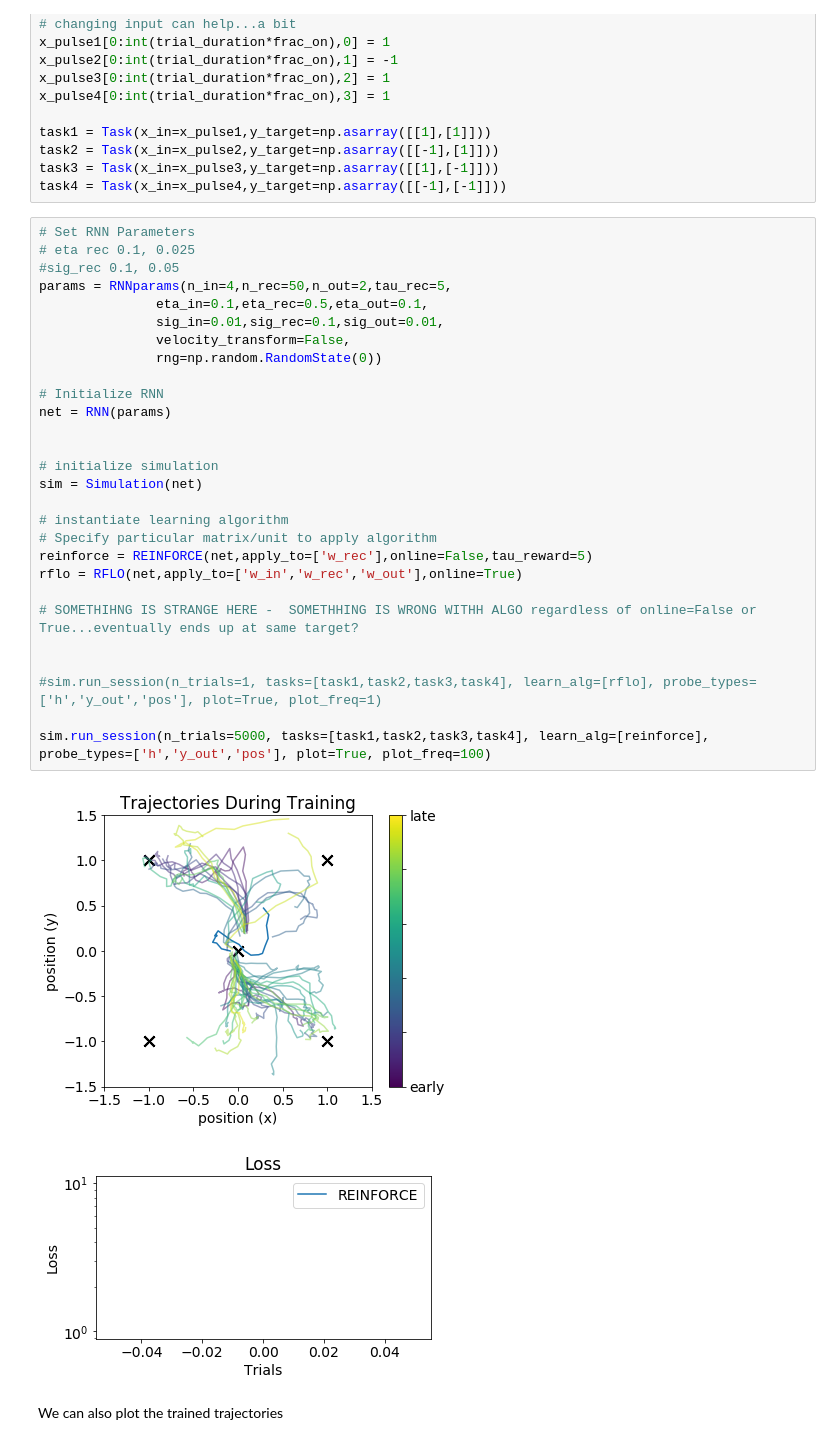
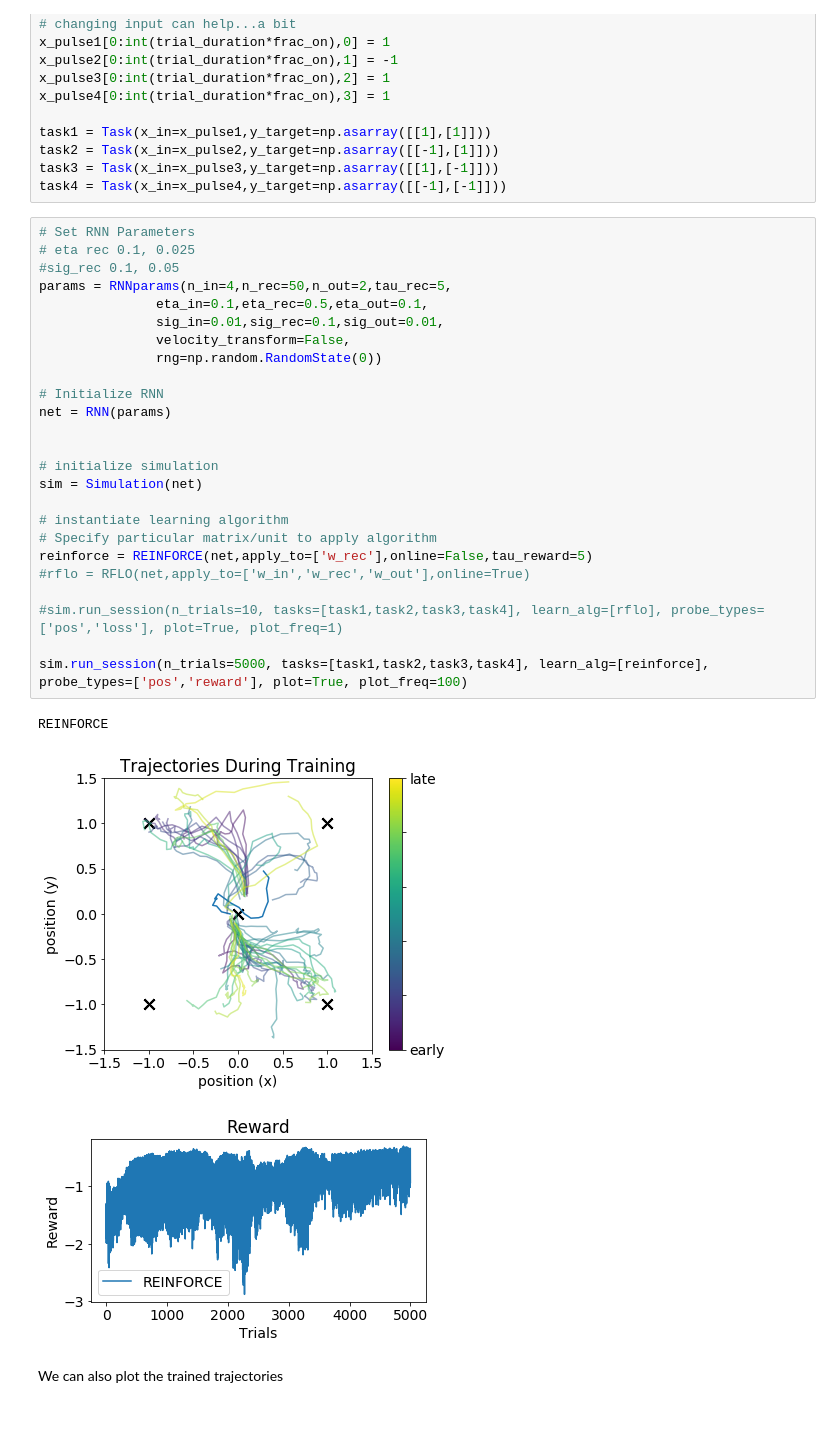
Before and after one commit to jacobfulano/rnn-learning, a Jupyter notebook: examples/Example5-REINFORCE.ipynb, the cells around one changed output. Drawn from its saved outputs; the diff is of its cells as text; blank space fills up the shorter version.

Commit message:
clean up reinforce 4D

```diff
--- a/examples/Example5-REINFORCE.ipynb
+++ b/examples/Example5-REINFORCE.ipynb
@@ -182,34 +144,32 @@ task4 = Task(x_in=x_pulse4,y_target=np.asarray([[-1],[-1]]))
 # %%
 # Set RNN Parameters
 # eta rec 0.1, 0.025
 #sig_rec 0.1, 0.05
 params = RNNparams(n_in=4,n_rec=50,n_out=2,tau_rec=5,
                eta_in=0.1,eta_rec=0.5,eta_out=0.1,
                sig_in=0.01,sig_rec=0.1,sig_out=0.01,
                velocity_transform=False,
                rng=np.random.RandomState(0))
 
 # Initialize RNN
 net = RNN(params)
 
 
 # initialize simulation
 sim = Simulation(net)
 
 # instantiate learning algorithm
 # Specify particular matrix/unit to apply algorithm
 reinforce = REINFORCE(net,apply_to=['w_rec'],online=False,tau_reward=5)
-rflo = RFLO(net,apply_to=['w_in','w_rec','w_out'],online=True)
+#rflo = RFLO(net,apply_to=['w_in','w_rec','w_out'],online=True)
 
-# SOMETHIHNG IS STRANGE HERE -  SOMETHHING IS WRONG WITHH ALGO regardless of online=False or True...eventually ends up at same target?
+#sim.run_session(n_trials=10, tasks=[task1,task2,task3,task4], learn_alg=[rflo], probe_types=['pos','loss'], plot=True, plot_freq=1)
 
-
-#sim.run_session(n_trials=1, tasks=[task1,task2,task3,task4], learn_alg=[rflo], probe_types=['h','y_out','pos'], plot=True, plot_freq=1)
-
-sim.run_session(n_trials=5000, tasks=[task1,task2,task3,task4], learn_alg=[reinforce], probe_types=['h','y_out','pos'], plot=True, plot_freq=100)
+sim.run_session(n_trials=5000, tasks=[task1,task2,task3,task4], learn_alg=[reinforce], probe_types=['pos','reward'], plot=True, plot_freq=100)
 # %% [output]
+REINFORCE
 [figure]
-[figure, old version]
+[figure, new version]
 # %% [markdown]
 We can also plot the trained trajectories
 # %%
```
Also changed, not shown: parts of 2 cells of this notebook, 3 other files.
